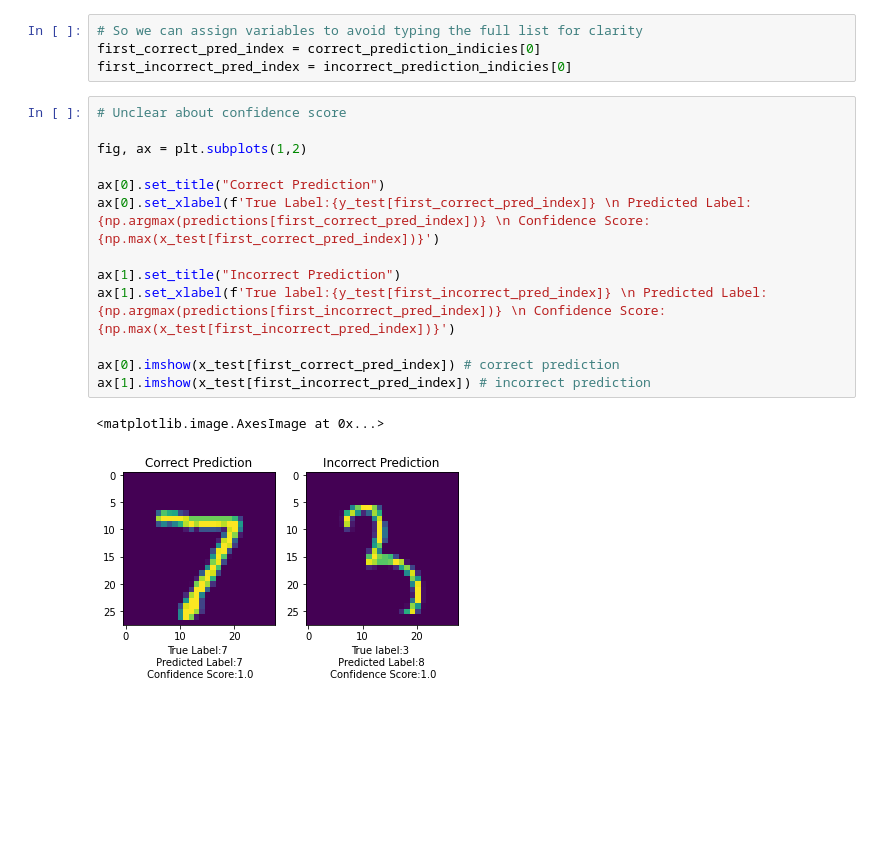
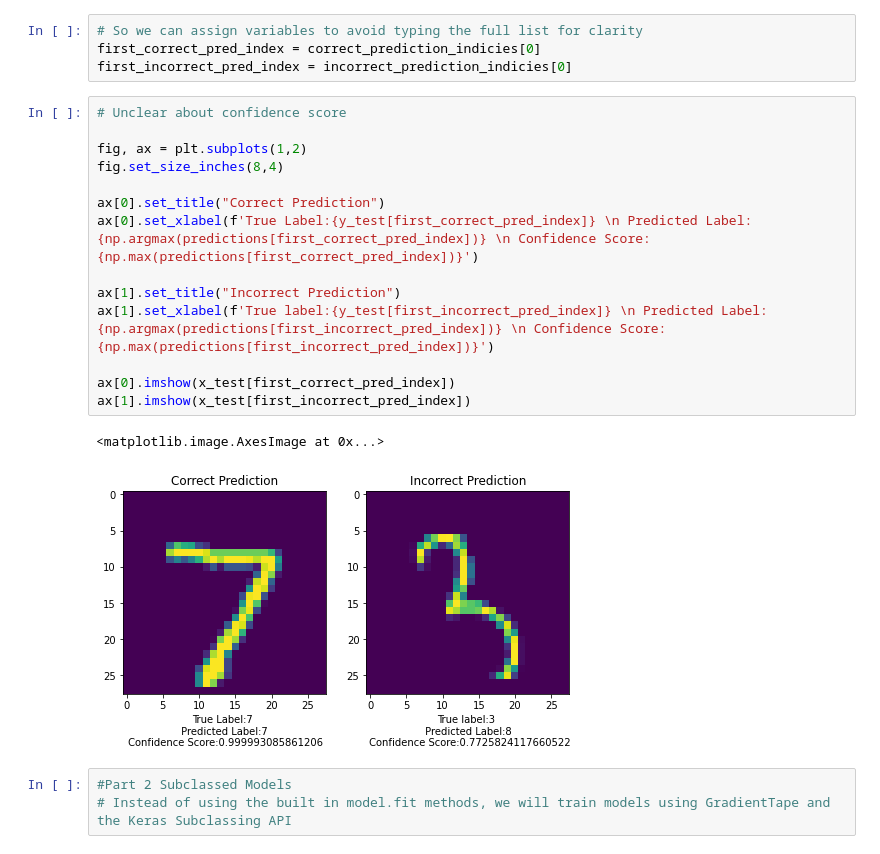
Before and after one commit to ZanePeycke/ADL, a Jupyter notebook: HW/HW1/ADL_HW1_Scratch.ipynb, the cells around one changed output. Drawn from its saved outputs; the diff is of its cells as text; blank space fills up the shorter version.

```diff
--- a/HW/HW1/ADL_HW1_Scratch.ipynb
+++ b/HW/HW1/ADL_HW1_Scratch.ipynb
@@ -234,16 +234,20 @@ first_incorrect_pred_index = incorrect_prediction_indicies[0]
 # %%
 # Unclear about confidence score
 
 fig, ax = plt.subplots(1,2)
+fig.set_size_inches(8,4)
 
 ax[0].set_title("Correct Prediction")
-ax[0].set_xlabel(f'True Label:{y_test[first_correct_pred_index]} \n Predicted Label:{np.argmax(predictions[first_correct_pred_index])} \n Confidence Score:{np.max(x_test[first_correct_pred_index])}')
+ax[0].set_xlabel(f'True Label:{y_test[first_correct_pred_index]} \n Predicted Label:{np.argmax(predictions[first_correct_pred_index])} \n Confidence Score:{np.max(predictions[first_correct_pred_index])}')
 
 ax[1].set_title("Incorrect Prediction")
-ax[1].set_xlabel(f'True label:{y_test[first_incorrect_pred_index]} \n Predicted Label:{np.argmax(predictions[first_incorrect_pred_index])} \n Confidence Score:{np.max(x_test[first_incorrect_pred_index])}')
+ax[1].set_xlabel(f'True label:{y_test[first_incorrect_pred_index]} \n Predicted Label:{np.argmax(predictions[first_incorrect_pred_index])} \n Confidence Score:{np.max(predictions[first_incorrect_pred_index])}')
 
-ax[0].imshow(x_test[first_correct_pred_index]) # correct prediction
-ax[1].imshow(x_test[first_incorrect_pred_index]) # incorrect prediction
+ax[0].imshow(x_test[first_correct_pred_index])
+ax[1].imshow(x_test[first_incorrect_pred_index])
 # %% [output]
 <matplotlib.image.AxesImage at 0x...>
-[figure, old version]
+[figure, new version]
+# %%
+#Part 2 Subclassed Models
+# Instead of using the built in model.fit methods, we will train models using GradientTape and the Keras Subclassing API
```
Also changed, not shown: parts of 3 cells of this notebook.
